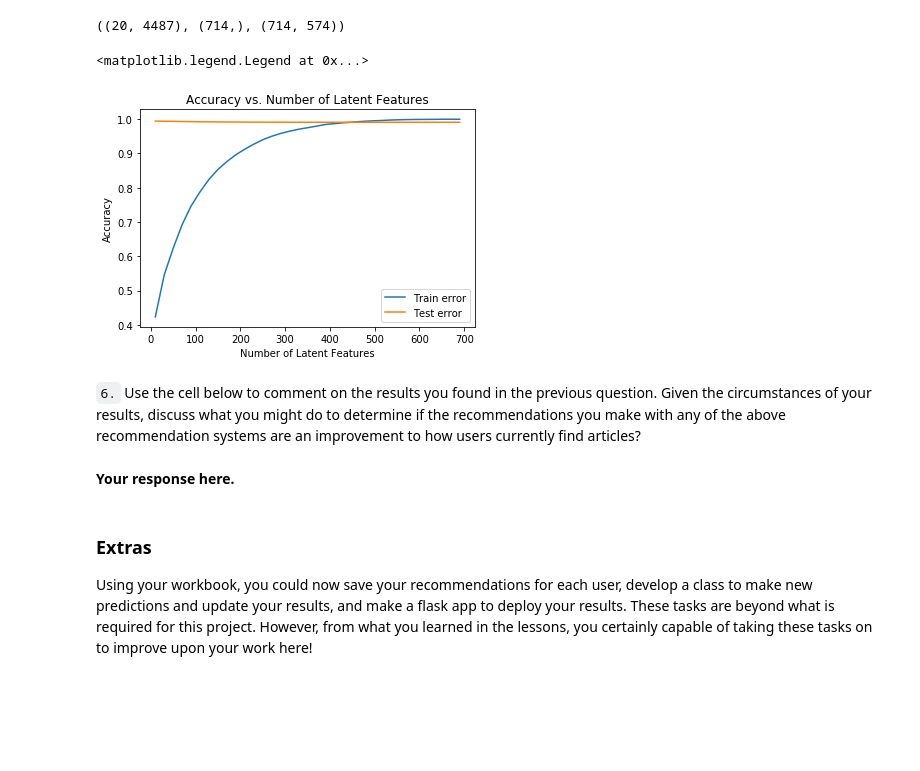
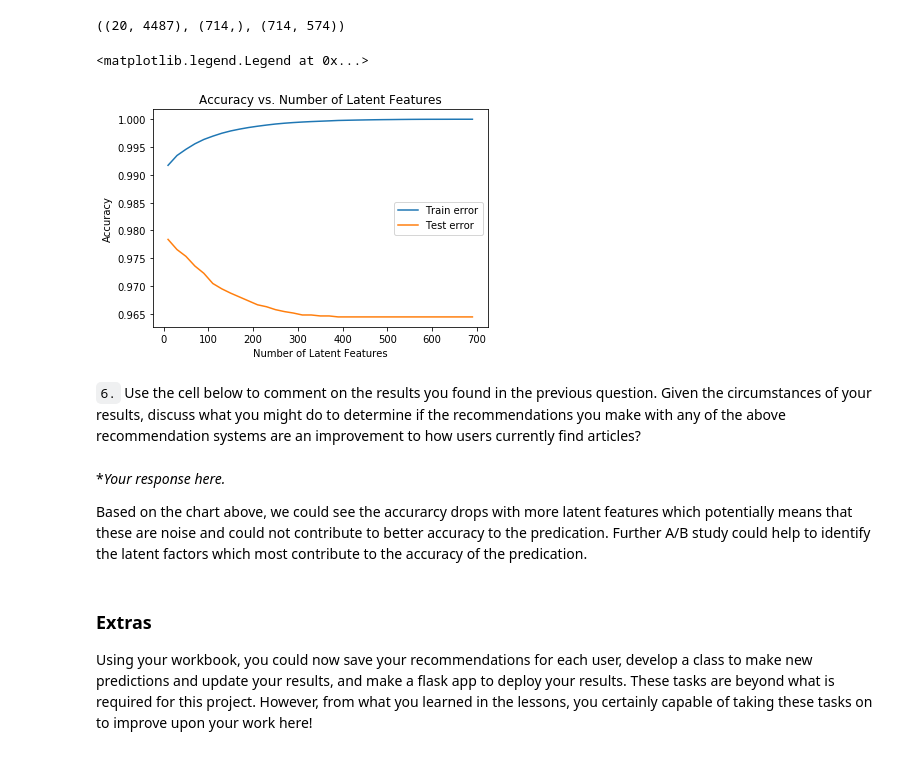
Before and after one commit to Sw-github01/Projet-3, a Jupyter notebook: Recommendations_with_IBM.ipynb, the cells around one changed output. Saved outputs shown, nothing was run; the diff lists cells and outputs as text; code cells hidden in the pictures; blank space fills up the shorter version.

```diff
--- a/Recommendations_with_IBM.ipynb
+++ b/Recommendations_with_IBM.ipynb
@@ -909,19 +917,22 @@ for k in latent_feats:
     sum_errs_test.append(err_test)
 # %%
 plt.figure()
-plt.plot(latent_feats, 1 - np.array(sum_errs_train)/df.shape[0], label="Train error");
-plt.plot(latent_feats, 1 - np.array(sum_errs_test)/df.shape[0], label="Test error");
+plt.plot(latent_feats, 1 - np.array(sum_errs_train)/(user_item_est_train.shape[0]*user_item_est_train.shape[1]), label="Train error");
+plt.plot(latent_feats, 1 - np.array(sum_errs_test)/(sub_user_item_est_test.shape[0]*sub_user_item_est_test.shape[1]), label="Test error");
 plt.xlabel('Number of Latent Features')
 plt.ylabel('Accuracy')
 plt.title('Accuracy vs. Number of Latent Features')
 plt.legend()
 # %% [output]
 <matplotlib.legend.Legend at 0x...>
-[figure, old version]
+[figure, new version]
 # %% [markdown]
 `6.` Use the cell below to comment on the results you found in the previous question. Given the circumstances of your results, discuss what you might do to determine if the recommendations you make with any of the above recommendation systems are an improvement to how users currently find articles?
-# %% [markdown]
-**Your response here.**
+# %% [markdown]
+**Your response here.*
+
+Based on the chart above, we could see the accurarcy drops with more latent features which potentially means that these are noise and could not contribute to better accuracy to the predication.
+Further A/B study could help to identify the latent factors which most contribute to the accuracy of the predication.
 # %% [markdown]
 <a id='conclusions'></a>
 ### Extras
```
Also changed, not shown: parts of 6 cells of this notebook, 2 other files.
